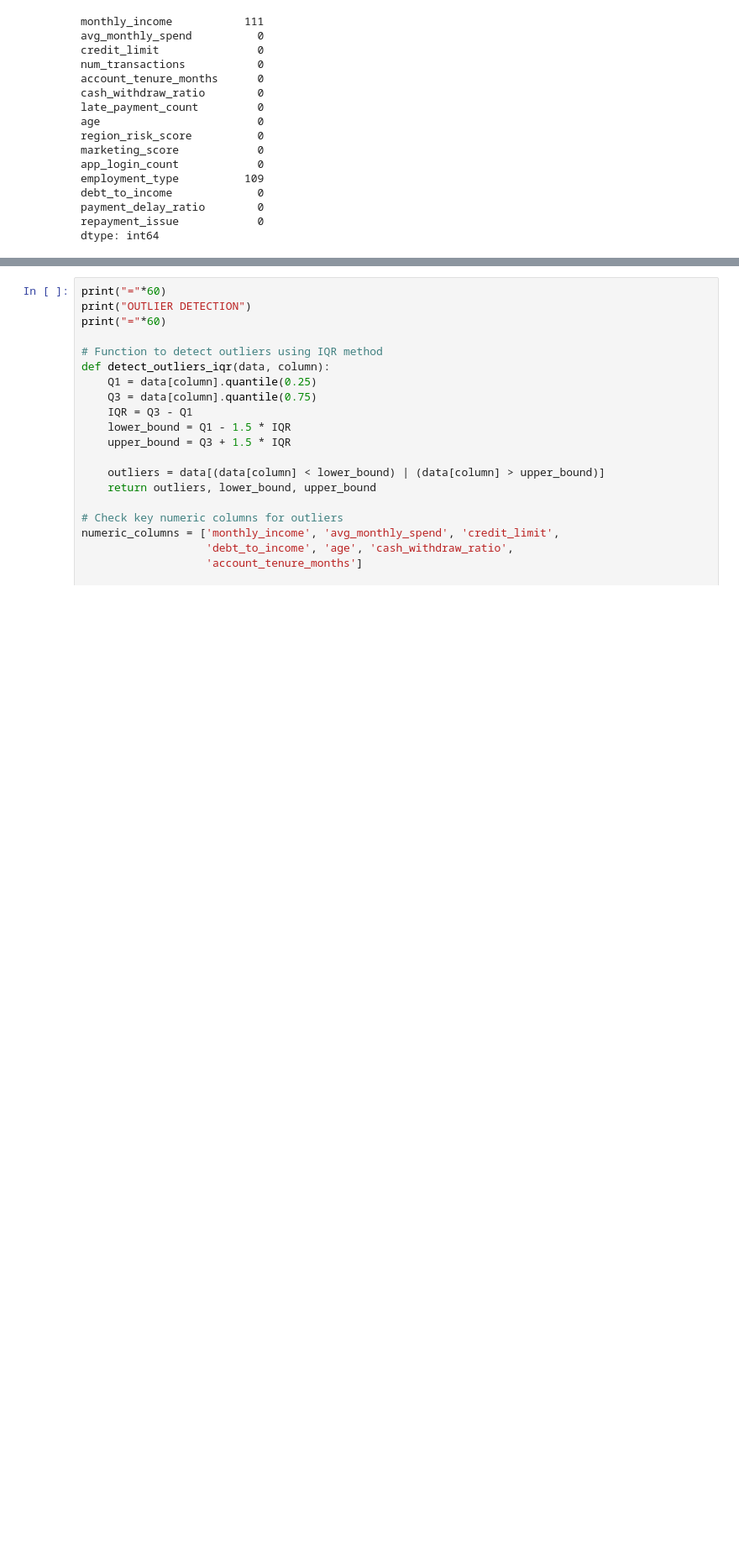
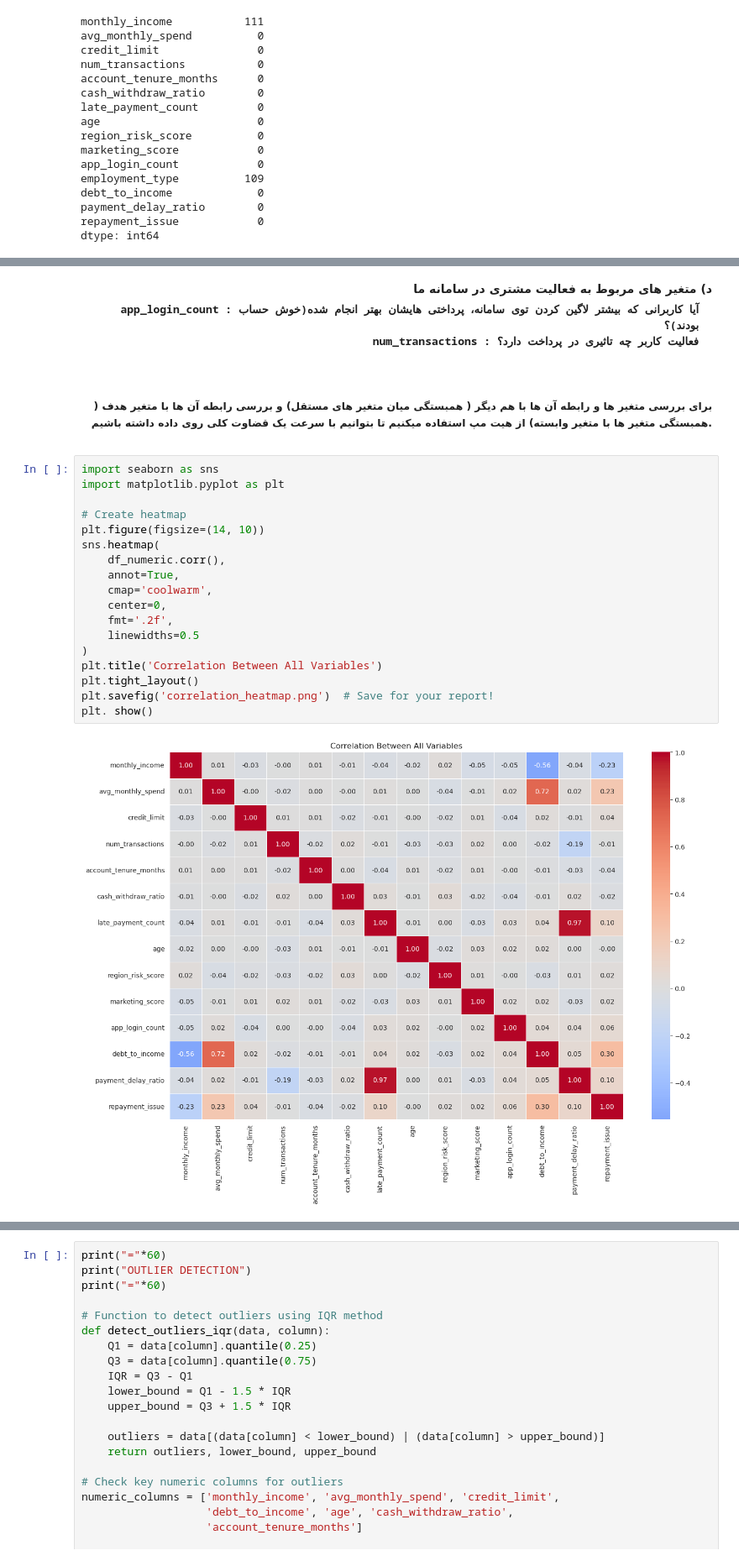
Before and after one commit to soroushyasini/Part-MasterClass-FinTech01, a Jupyter notebook: production.ipynb, the cells around one changed output, grey strips where cells are left out. Shown at 84% size. Saved outputs shown, nothing was run; the diff lists cells and outputs as text; blank space fills up the shorter version.

```diff
--- a/production.ipynb
+++ b/production.ipynb
@@ -147,0 +191,31 @@ Name: debt_to_income, dtype: float64
+# %% [markdown]
+
+ <div dir="rtl" style="text-align: right;">
+<strong> د) متغیر های مربوط به فعالیت مشتری در سامانه ما<strong/>
+
+    app_login_count : آیا کاربرانی که بیشتر لاگین کردن توی سامانه، پرداختی هایشان بهتر انجام شده(خوش حساب بودند)؟
+    num_transactions : فعالیت کاربر چه تاثیری در پرداخت دارد؟
+# %% [markdown]
+ <div dir="rtl" style="text-align: right;">
+
+##### برای بررسی متغیر ها و رابطه آن ها با هم دیگر ( همبستگی میان متغیر های مستقل) و بررسی رابطه آن ها با متغیر هدف ( همبستگی متغیر ها با متغیر وابسته) از هیت مپ استفاده میکنیم تا بتوانیم با سرعت یک قضاوت کلی روی داده داشته باشیم.
+# %%
+import seaborn as sns
+import matplotlib.pyplot as plt
+
+# Create heatmap
+plt.figure(figsize=(14, 10))
+sns.heatmap(
+    df_numeric.corr(),
+    annot=True,
+    cmap='coolwarm',
+    center=0,
+    fmt='.2f',
+    linewidths=0.5
+)
+plt.title('Correlation Between All Variables')
+plt.tight_layout()
+plt.savefig('correlation_heatmap.png')  # Save for your report!
+plt. show()
+# %% [output]
+[figure, added]
```
Also changed, not shown: parts of 65 cells of this notebook, 1 other file.
